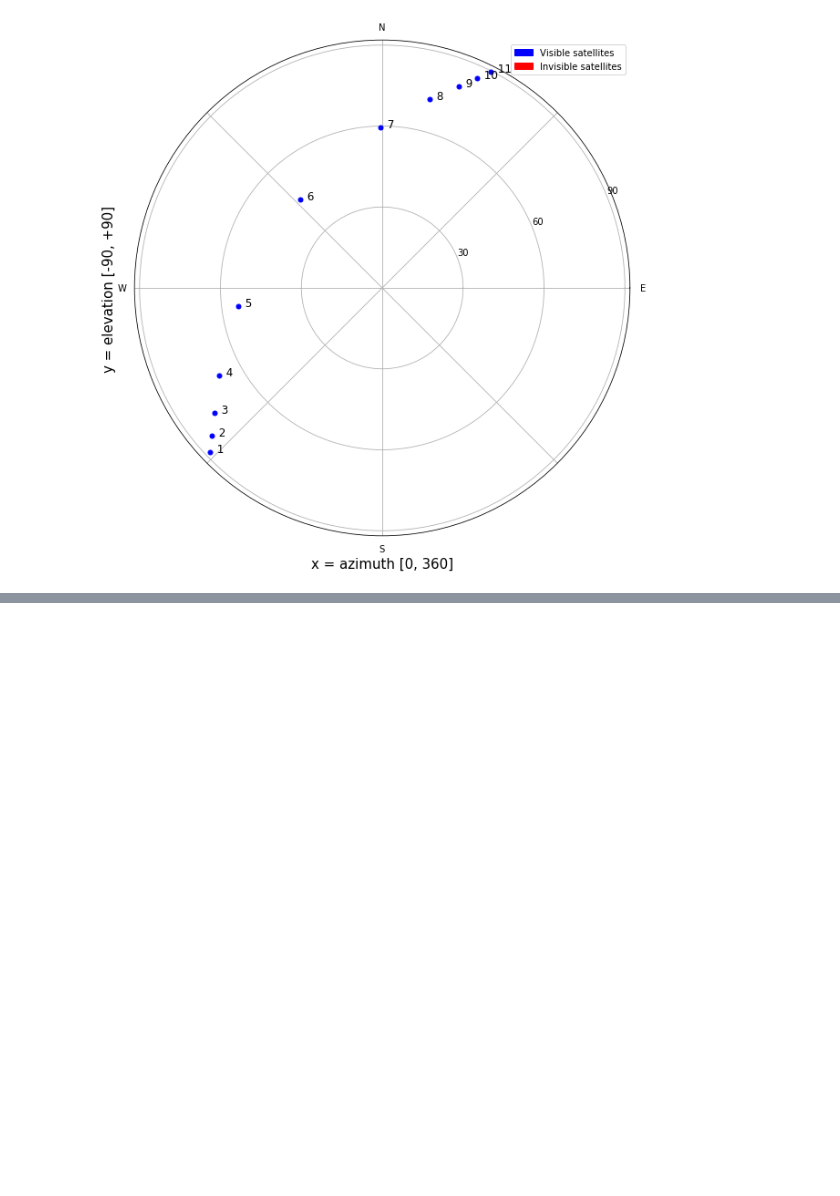
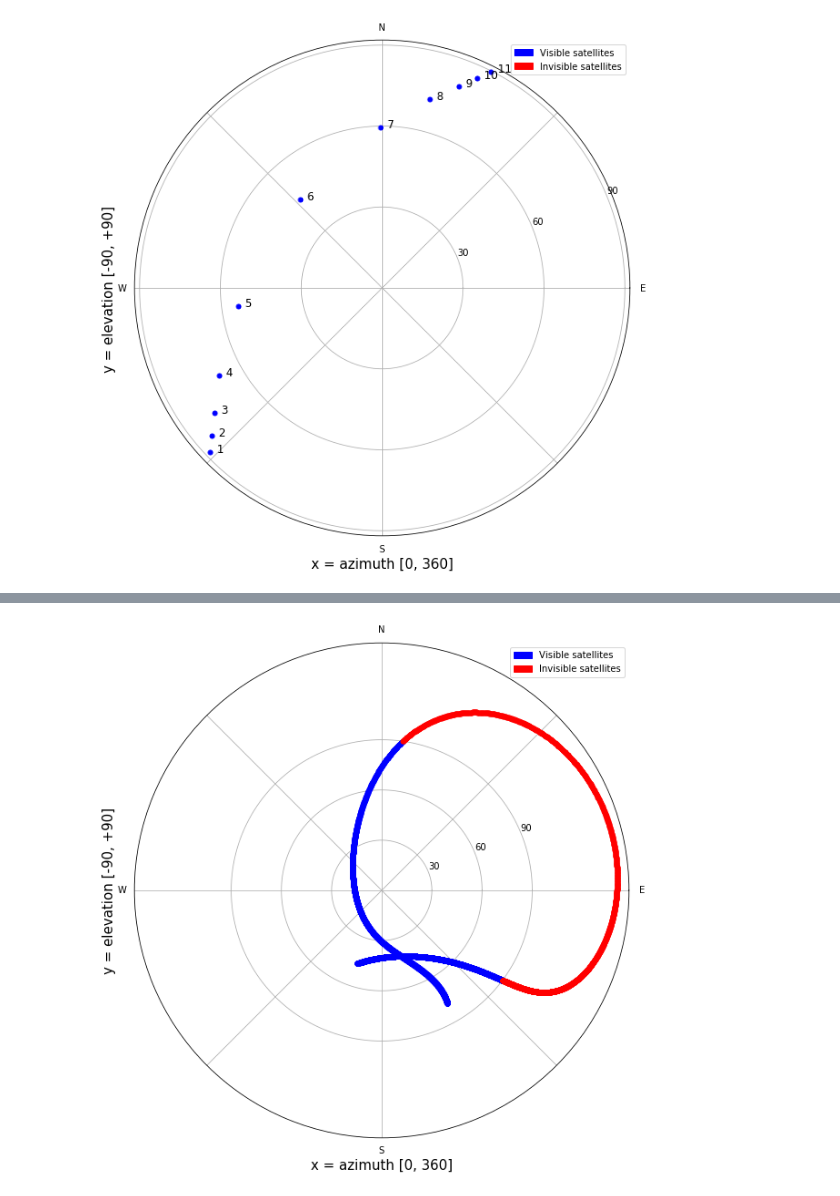
Before and after one commit to PI2-sunflower/satellite-tracker, a Jupyter notebook: notebooks/az-el-plots.ipynb, the cells around one changed output, grey strips where cells are left out. Saved outputs shown, nothing was run; the diff lists cells and outputs as text; code cells hidden in the pictures; blank space fills up the shorter version.

```diff
--- a/notebooks/az-el-plots.ipynb
+++ b/notebooks/az-el-plots.ipynb
@@ -232,0 +283,25 @@ see_satellite(iss, OBS_LAT, OBS_LON, OBS_ALT, start=start, count=11, step=60)
+# %%
+from tle_getter import get_tle
+
+
+ariane_tle = get_tle(norad_id=25990)
+ariane = twoline2rv(*ariane_tle, wgs84)
+
+
+start = datetime(year=2018,
+                 month=9,
+                 day=25,
+                 hour=17,
+                 minute=25,
+                 second=40,
+                 tzinfo=timezone.utc)
+
+start += timedelta(hours=3)
+
+lat = -15.995
+lon = -48.047
+alt = 1201
+
+see_satellite(ariane, lat, lon, alt, start=start, count=10000, step=10)
+# %% [output]
+[figure, added]
```
Also changed, not shown: parts of 4 cells of this notebook, 1 other file.
